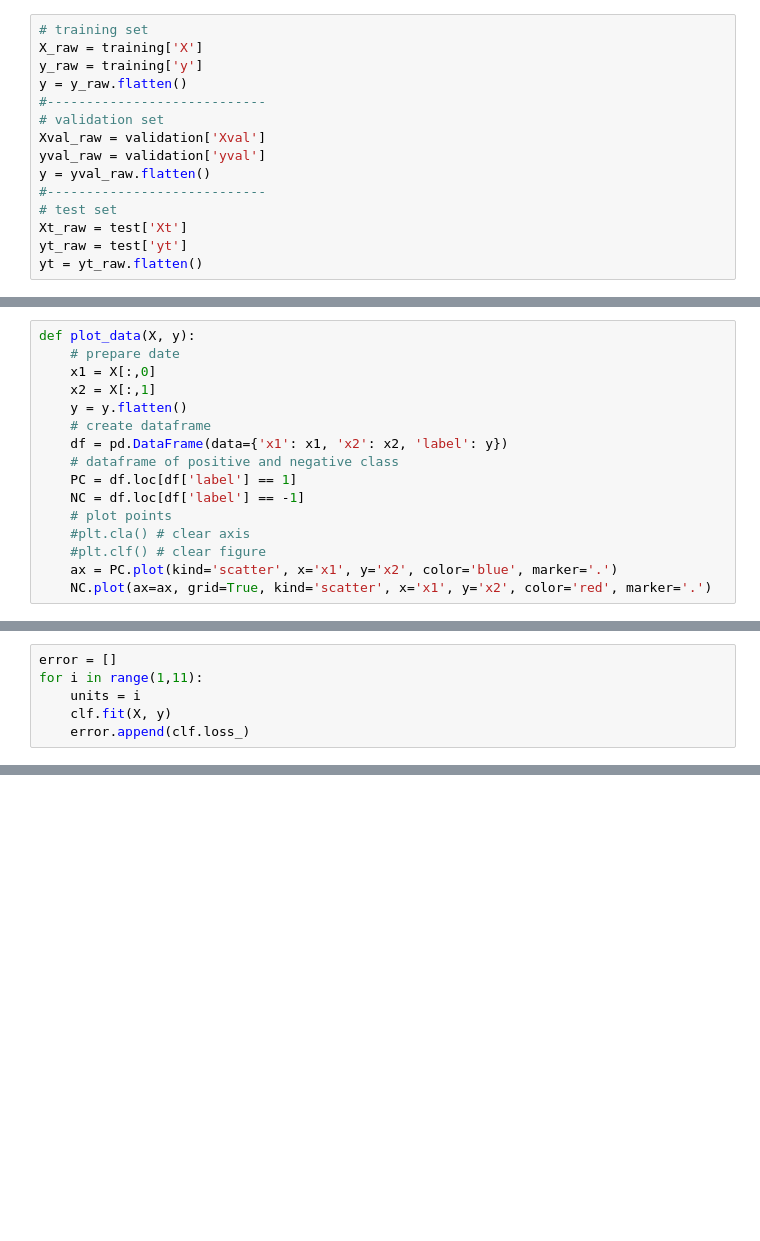
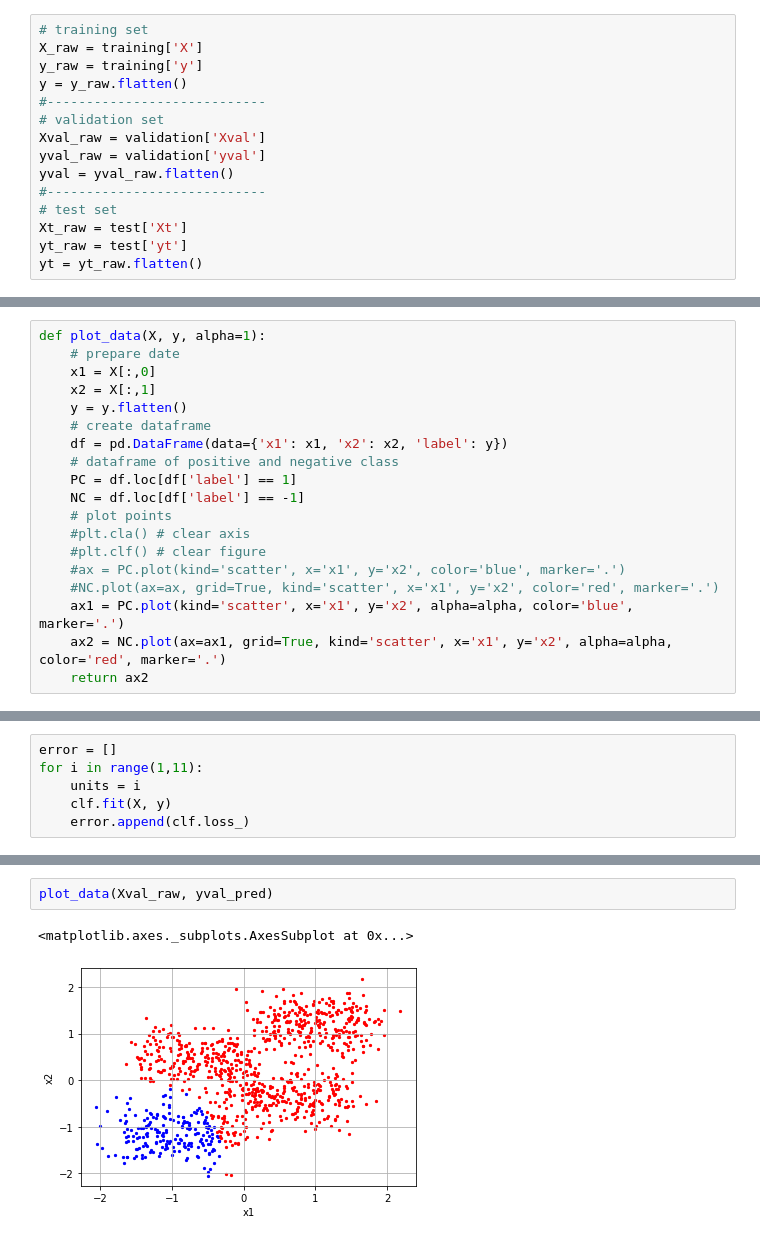
Before and after one commit to ito-rafael/IA006C-MachineLearning, a Jupyter notebook: efc3/notebooks/MLP.ipynb, the cells around one changed output, grey strips where cells are left out. Cells and saved outputs as stored; diff of their text form; blank space fills up the shorter version.

```diff
--- a/efc3/notebooks/MLP.ipynb
+++ b/efc3/notebooks/MLP.ipynb
@@ -52,7 +52,7 @@ y = y_raw.flatten()
 # validation set
 Xval_raw = validation['Xval']
 yval_raw = validation['yval']
-y = yval_raw.flatten()
+yval = yval_raw.flatten()
 #----------------------------
 # test set
 Xt_raw = test['Xt']
@@ -75,7 +75,7 @@ Xt = scaler.transform(Xt_raw)
 # %% [markdown]
 ## Plotting the result of classification
 # %%
-def plot_data(X, y):
+def plot_data(X, y, alpha=1):
     # prepare date
     x1 = X[:,0]
     x2 = X[:,1]
@@ -88,6 +88,9 @@ def plot_data(X, y):
     # plot points
     #plt.cla() # clear axis
     #plt.clf() # clear figure
-    ax = PC.plot(kind='scatter', x='x1', y='x2', color='blue', marker='.')
-    NC.plot(ax=ax, grid=True, kind='scatter', x='x1', y='x2', color='red', marker='.')
+    #ax = PC.plot(kind='scatter', x='x1', y='x2', color='blue', marker='.')
+    #NC.plot(ax=ax, grid=True, kind='scatter', x='x1', y='x2', color='red', marker='.')
+    ax1 = PC.plot(kind='scatter', x='x1', y='x2', alpha=alpha, color='blue', marker='.')
+    ax2 = NC.plot(ax=ax1, grid=True, kind='scatter', x='x1', y='x2', alpha=alpha, color='red', marker='.')
+    return ax2
 # %%
@@ -179,2 +187,7 @@ clf.loss_
+# %%
+plot_data(Xval_raw, yval_pred)
+# %% [output]
+<matplotlib.axes._subplots.AxesSubplot at 0x...>
+[figure, added]
 # %%
 yval_pred = clf.predict(Xval)
```
Also changed, not shown: parts of 10 cells of this notebook, 1 other file.
